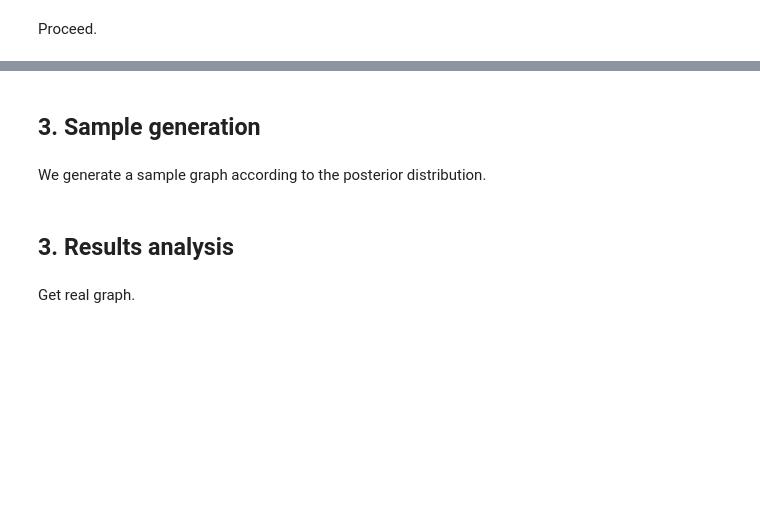
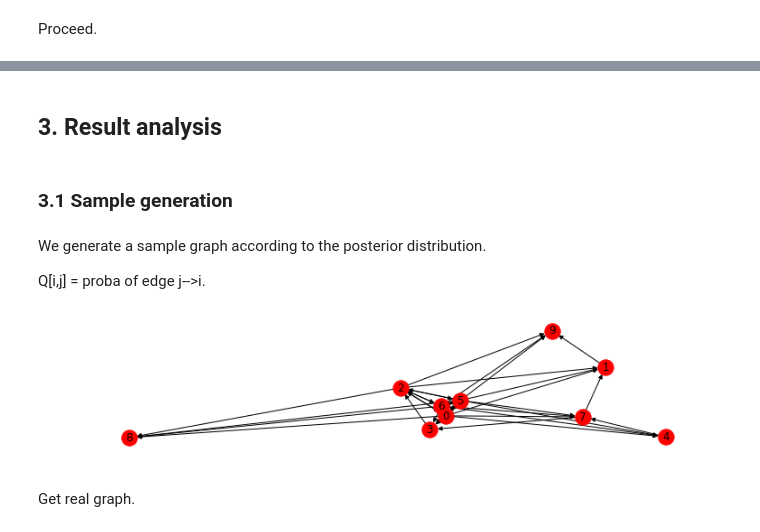
Before and after one commit to yokaiAG/Stage2019, a Jupyter notebook: Code/Newman_sampleTest.ipynb, the cells around one changed output, grey strips where cells are left out. Cells and saved outputs as stored; diff of their text form; code cells hidden in the pictures; blank space fills up the shorter version.

```diff
--- a/Code/Newman_sampleTest.ipynb
+++ b/Code/Newman_sampleTest.ipynb
@@ -39,14 +43,22 @@ Compute E and N. We set the number of observation N to the max of E.
 # %%
-# compute number of edges seen
+# init
 E = {e:0 for e in node_pairs}
+N = {e:0 for e in node_pairs}
+
+# read tweets
 for line in open(trace_path):
     line = line.split()
     uid, rtid = int(line[2]), int(line[3])
-    # observe edge if retweet and retweeted user is known
-    if rtid != -1 and rtid in Author:
-        rtu = Author[rtid]
-        if rtu != uid: # no self-edges
-            E[rtu, uid] += 1
 
-# set number of observations
-N = {e: 2*max(E.values()) for e in node_pairs}
+    # if retweet
+    if rtid != -1:
+
+        # update N[.,uid]
+        for user in users.difference({uid}):
+            N[uid, user] += 1
+
+        # if retweetd user known update E[rtu,uid]
+        if rtid in Author:
+            rtu = Author[rtid]
+            if rtu != uid: # no self-edges
+                E[uid, rtu] += 1
@@ -142,7 +181,11 @@ median value for B : 0.14973684210468302
+# %% [markdown]
+## 3. Result analysis
 # %% [markdown]
-## 3. Sample generation
+### 3.1 Sample generation
 # %% [markdown]
 We generate a sample graph according to the posterior distribution.
+
+Q[i,j] = proba of edge j-->i.
 # %%
 G = nx.DiGraph()
 G.add_nodes_from(users)
@@ -153,5 +196,7 @@ for (i,j) in node_pairs:
-# %% [markdown]
-## 3. Results analysis
+# %%
+nx.draw(G, with_labels=True)
+# %% [output]
+[figure, added]
 # %% [markdown]
 Get real graph.
 # %%
```
Also changed, not shown: parts of 12 cells of this notebook, 1 other file.
